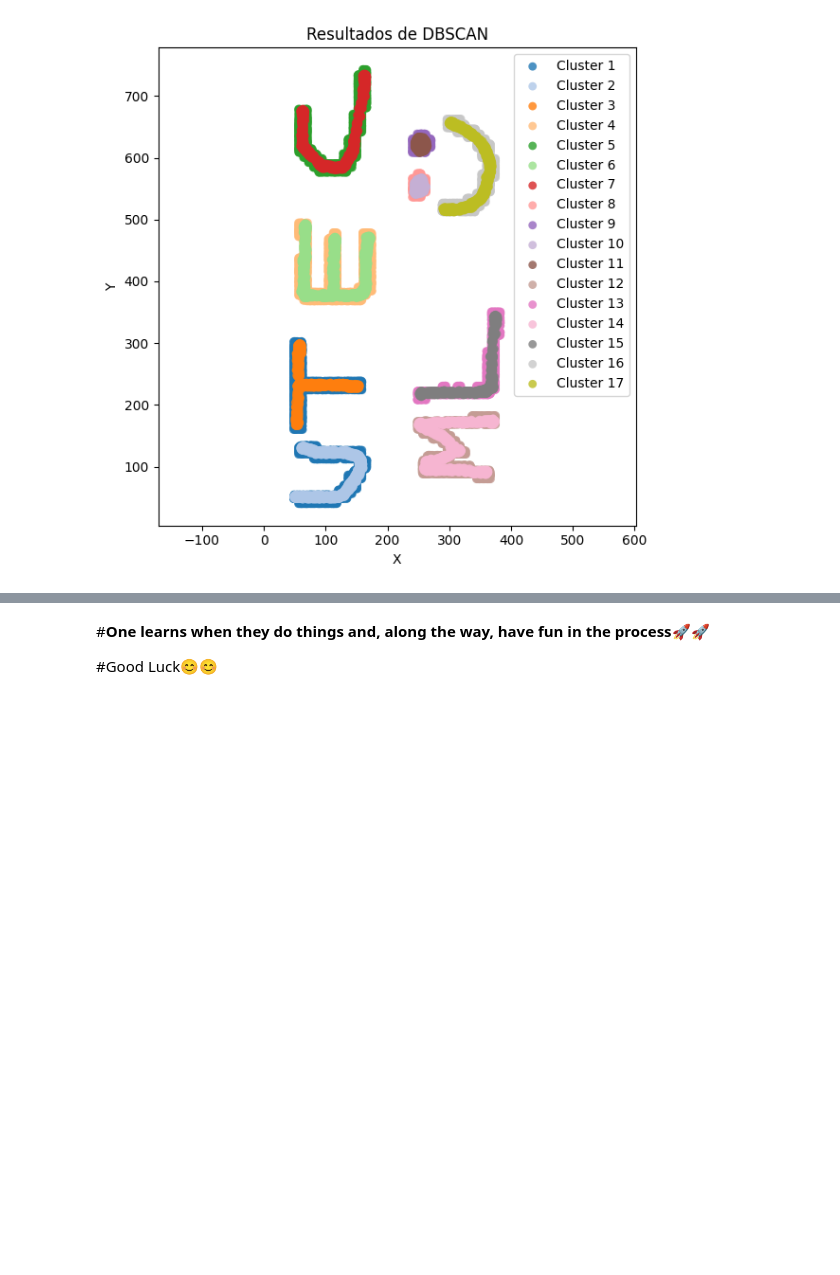
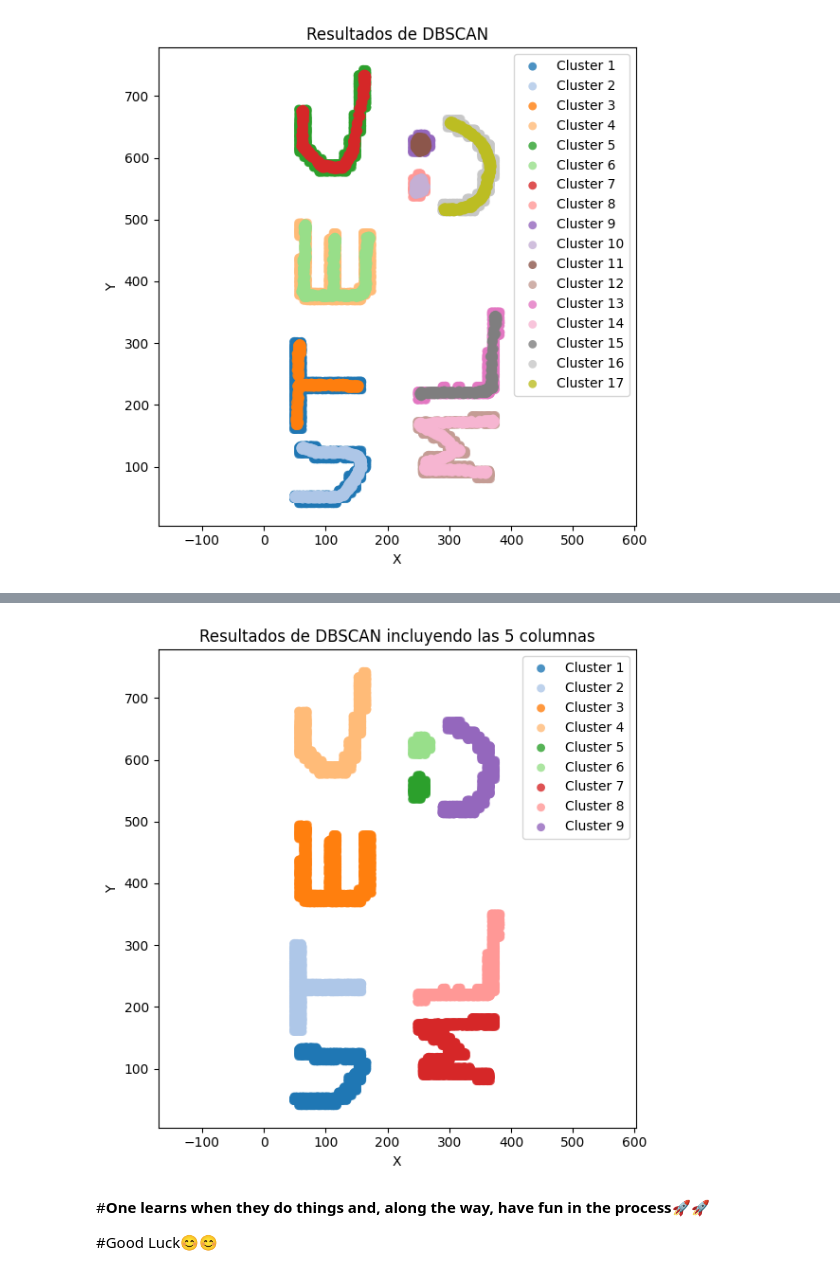
Before and after one commit to BrajanNieto/Mlearning, a Jupyter notebook: DBSCAN_Misterio.ipynb, the cells around one changed output, grey strips where cells are left out. Cells and saved outputs as stored; diff of their text form; code cells hidden in the pictures; blank space fills up the shorter version.

```diff
--- a/DBSCAN_Misterio.ipynb
+++ b/DBSCAN_Misterio.ipynb
@@ -82,10 +88,6 @@ plt.show()
 
 
 link de la base de datos: [Aquí](https://drive.google.com/file/d/1KHVUORFr4TcI-4xUXLIlEBxxPS7d5zjQ/view?usp=sharing)
-# %%
-def DBSCAN(ds,radio,vecinos_min):
-  pass
-  return cluster
 # %%
 def DBSCAN(ds, radio, vecinos_min):
 
@@ -181,41 +165,17 @@ df.head()
 # %% [markdown]
 # Show Result
 Implement the function show_image that receives the dataset (coordinates i, j) and the labels, which will be the colors used to paint each cluster
-# %%
-def Show_Image(dataset, labels):
 # %%
-import matplotlib.pyplot as plt
-import numpy as np
-from itertools import cycle, islice
-
 def Show_Image(dataset, labels):
-    """
-    Visualiza los clústeres producidos por DBSCAN.
-
-    Parameters
-    ----------
-    dataset : array-like de forma (n_samples, 2)
-        Coordenadas X, Y de cada punto (solo las dos primeras columnas).
-    labels  : array-like de forma (n_samples,)
-        Etiqueta de clúster para cada punto.  -1 se interpreta como ruido.
-
-    No devuelve nada: muestra un scatter plot en pantalla.
-    """
-    # Pasamos a arrays de NumPy para indexar cómodamente
+    # Pasamos a arrays de NumPy para indexar
     data   = np.asarray(dataset, dtype=float)
     labels = np.asarray(labels)
-
-    # Conjunto de etiquetas únicas (ordenado para reproducibilidad)
     unique_labels = sorted(set(labels))
-
     # Paleta de colores: tab20 tiene 20 tonos distintos; ciclo si hay >20 clústeres
     palette = list(islice(cycle(plt.cm.tab20.colors), len(unique_labels)))
-
     plt.figure(figsize=(6, 6))
-
     for lab, col in zip(unique_labels, palette):
         mask = labels == lab
-
         # Convención: -1 es ruido (lo pintamos de gris/negro tenue)
         if lab == -1:
             col   = "k"
@@ -237,7 +197,7 @@ def Show_Image(dataset, labels):
             edgecolors="none",
         )
 
-    plt.title("Resultados de DBSCAN")
+    plt.title("Resultados de DBSCAN incluyendo las 5 columnas")
     plt.xlabel("X")
     plt.ylabel("Y")
     plt.axis("equal")
@@ -251,0 +216,8 @@ Show_Image(df[['X', 'Y']].values, labels)
+# %%
+df2 = df[['X', 'Y']]
+# DATAFRAME df ya cargado con columnas ['X','Y','R','G','B']
+dataset2 = df2.values.tolist()       # lo convertimos a lista de listas
+labels2  = DBSCAN(dataset2, radio=21, vecinos_min=10)
+ # Adjunta las etiquetas al DataFrame si lo deseas
+df2["cluster"] = labels2
+df2.head()
@@ -252,3 +236,7 @@ Show_Image(df[['X', 'Y']].values, labels)
+# %%
+Show_Image(df2[['X', 'Y']].values, labels2)
+# %% [output]
+[figure, added]
 # %% [markdown]
 #**One learns when they do things and, along the way, have fun in the process**🚀🚀
 
```
Also changed, not shown: parts of 13 cells of this notebook.
